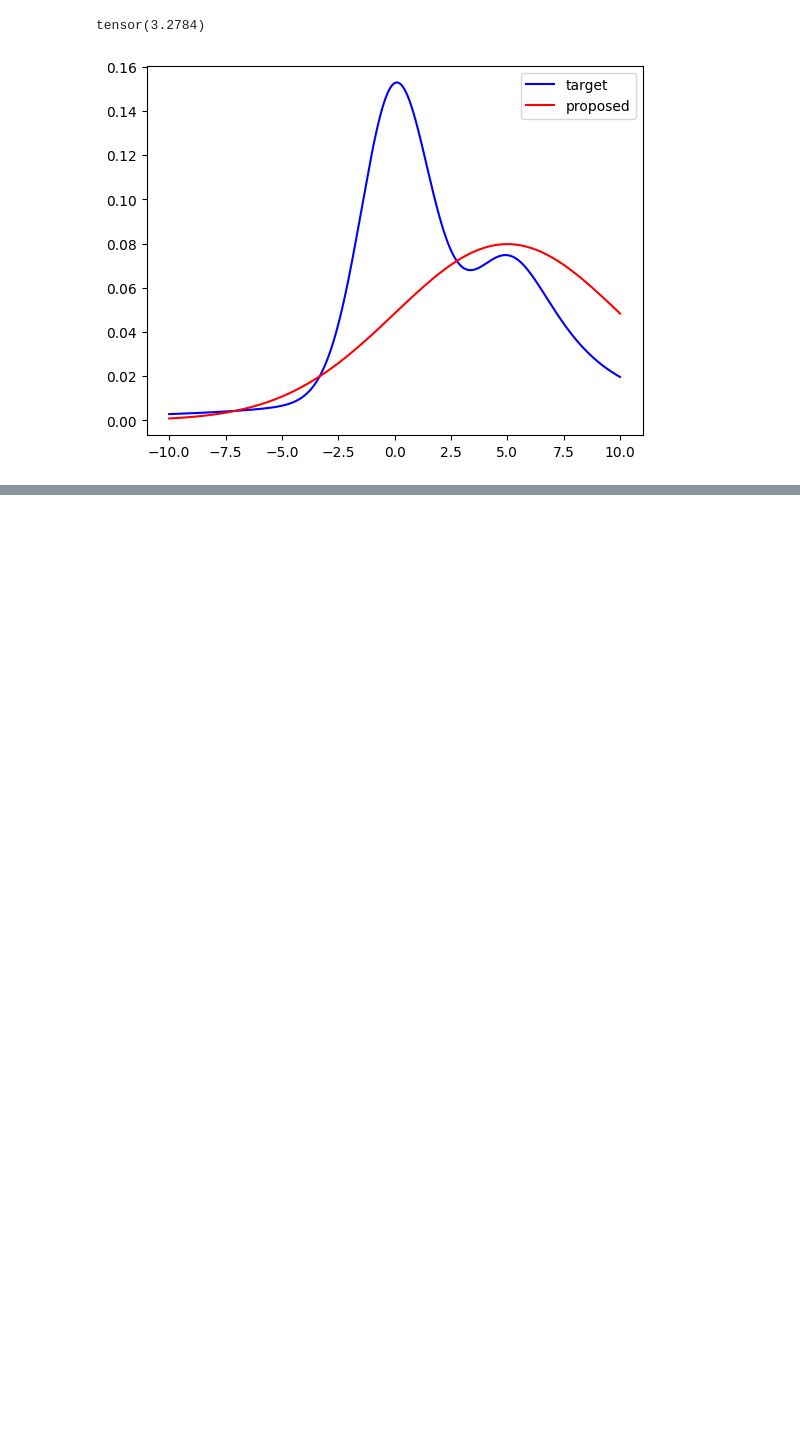
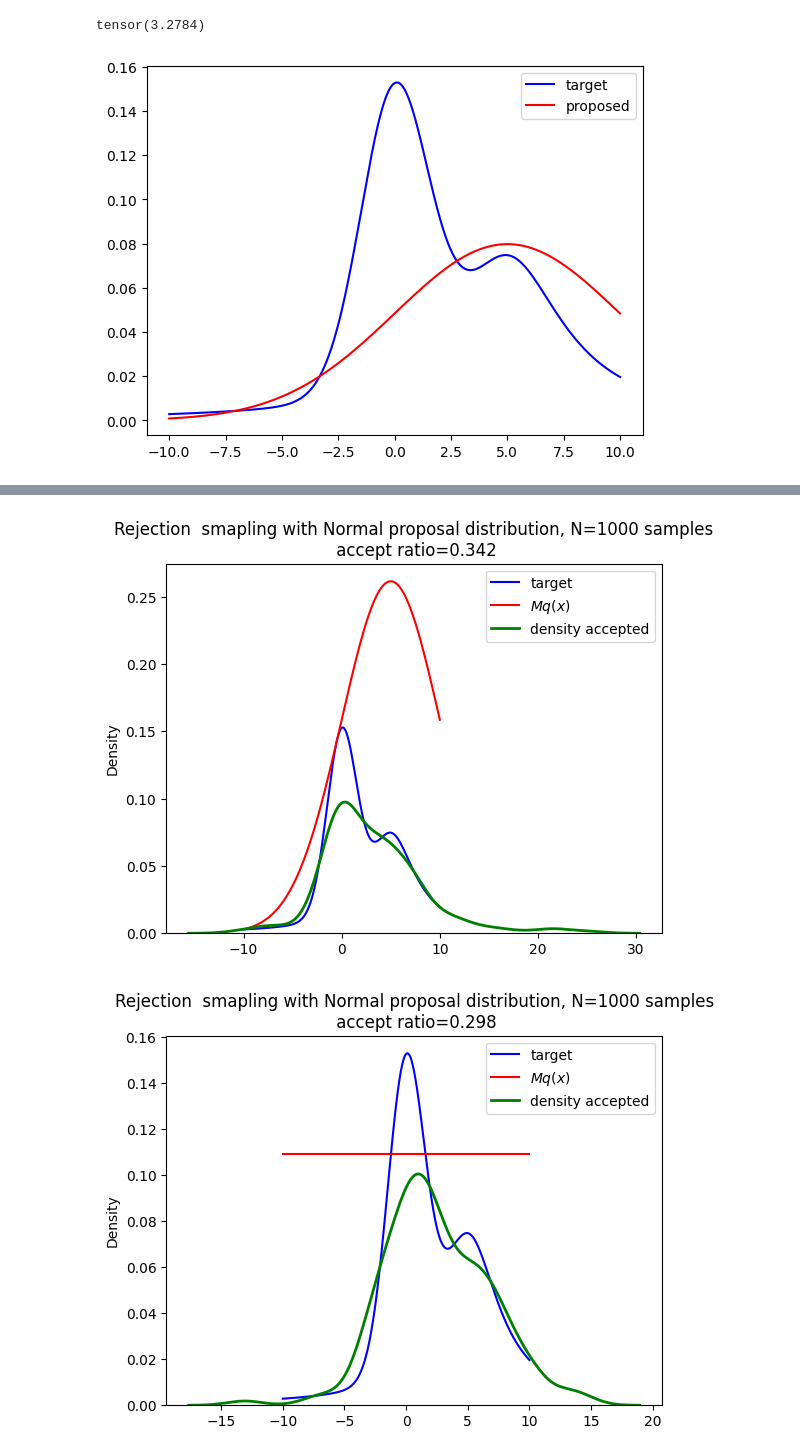
Before and after one commit to rishabh-mondal/Probabilistic-machine-learning, a Jupyter notebook: aasisgnment3.ipynb, the cells around one changed output, grey strips where cells are left out. Drawn from its saved outputs; the diff is of its cells as text; code cells hidden in the pictures; blank space fills up the shorter version.

```diff
--- a/aasisgnment3.ipynb
+++ b/aasisgnment3.ipynb
@@ -82,0 +114,8 @@ def plot_N_samples(N=100,seed=0;plot_kde=False):
+# %%
+# plot for the function in figure
+plot_N_samples(N=1000,q=q_N,seed=0,plot_kde=True)
+plot_N_samples(N=1000,q=q_U,seed=0,plot_kde=True)
+plot_N_samples(N=1000,q=q_L,seed=0,plot_kde=True)
+# %% [output]
+[figure, added]
+[figure, added]
```
Also changed, not shown: parts of 27 cells of this notebook.
